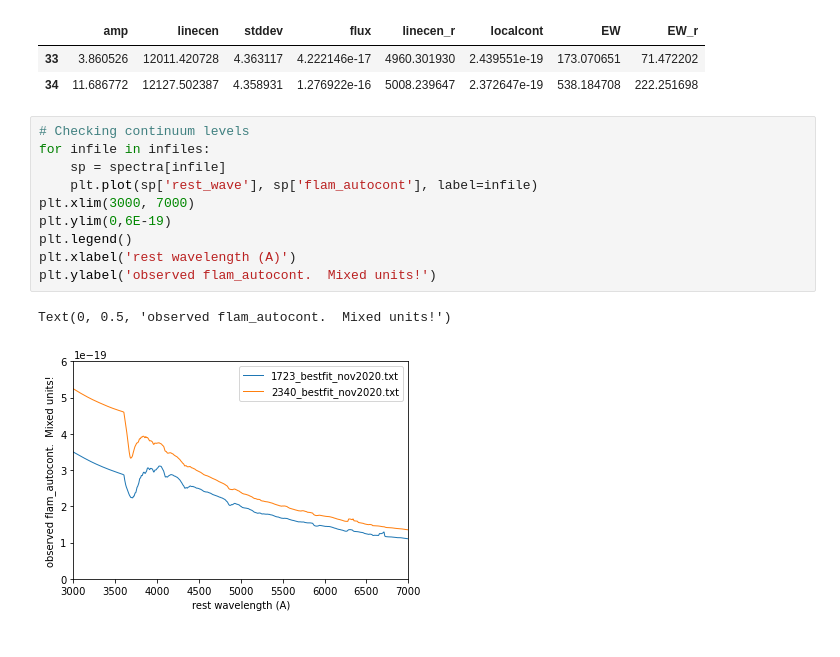
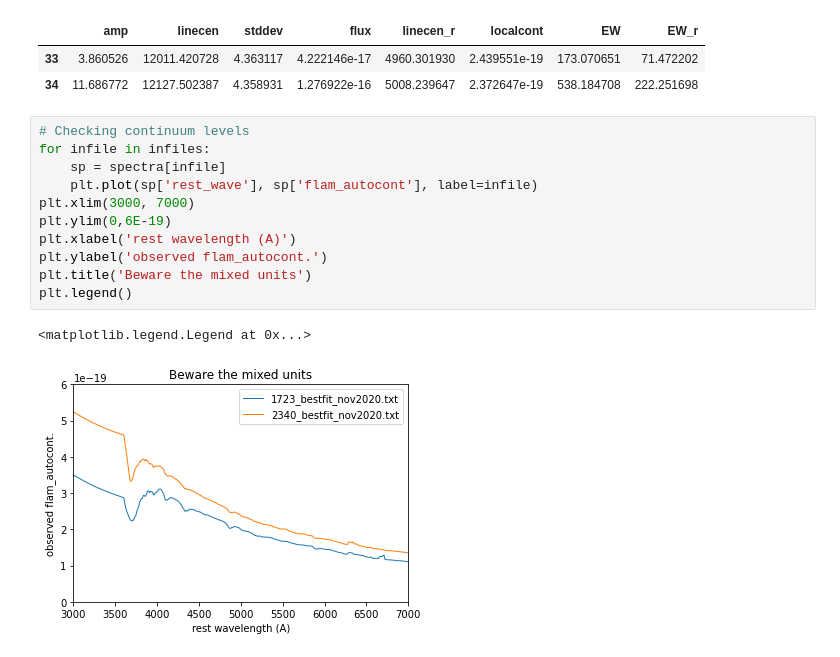
Before and after one commit to janerigby/NB, a Jupyter notebook: fit_prospectorlines_s1723s2340.ipynb, the cells around one changed output. Drawn from its saved outputs; the diff is of its cells as text.

```diff
--- a/fit_prospectorlines_s1723s2340.ipynb
+++ b/fit_prospectorlines_s1723s2340.ipynb
@@ -178,13 +178,14 @@ subset.loc[subset['linecen_r'].between(4900,5100)].head()
 # %%
 # Checking continuum levels
 for infile in infiles:
     sp = spectra[infile]
     plt.plot(sp['rest_wave'], sp['flam_autocont'], label=infile)
 plt.xlim(3000, 7000)
 plt.ylim(0,6E-19)
+plt.xlabel('rest wavelength (A)')
+plt.ylabel('observed flam_autocont.')
+plt.title('Beware the mixed units')
 plt.legend()
-plt.xlabel('rest wavelength (A)')
-plt.ylabel('observed flam_autocont.  Mixed units!')
 # %% [output]
-Text(0, 0.5, 'observed flam_autocont.  Mixed units!')
+<matplotlib.legend.Legend at 0x...>
-[figure, old version]
+[figure, new version]
```
